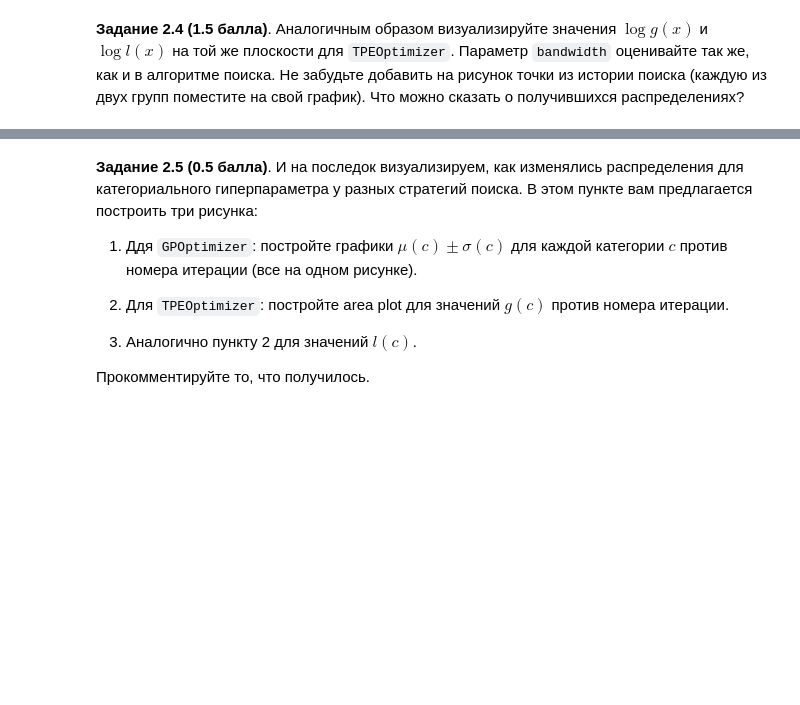
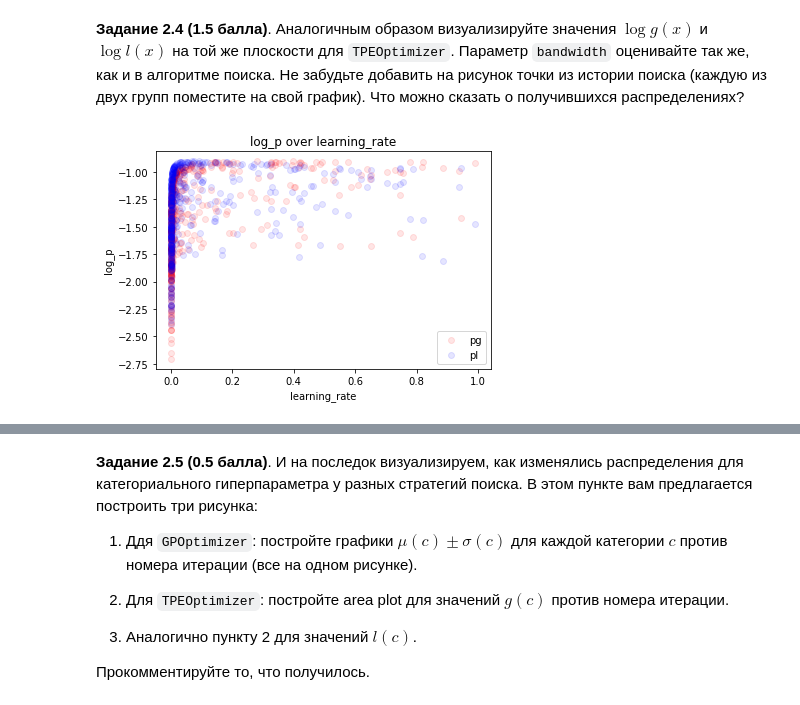
Before and after one commit to Panesher/Machine-Learning, a Jupyter notebook: ML/HW-14/homework-practice-14-Panesh.ipynb, the cells around one changed output, grey strips where cells are left out. Cells and saved outputs as stored; diff of their text form; code cells hidden in the pictures; blank space fills up the shorter version.

```diff
--- a/ML/HW-14/homework-practice-14-Panesh.ipynb
+++ b/ML/HW-14/homework-practice-14-Panesh.ipynb
@@ -391,4 +425,24 @@ Learning rate set to 0.085805
 # %% [markdown]
 **Задание 2.4 (1.5 балла)**. Аналогичным образом визуализируйте значения $\log g(x)$ и $\log l(x)$ на той же плоскости для `TPEOptimizer`. Параметр `bandwidth` оценивайте так же, как и в алгоритме поиска. Не забудьте добавить на рисунок точки из истории поиска (каждую из двух групп поместите на свой график). Что можно сказать о получившихся распределениях?
 # %%
-# Your code here (⊃｡•́‿•̀｡)⊃
+tpe = config_methods['TPE']['fitted']
+tpe.num_samples_per_run = 500
+sampled_params = tpe.sample_params()
+transormed_params, _ = tpe.transform_params(tpe.params_history)
+transormed_sample_params = tpe.transform_params(sampled_params)[0]
+bandwidth = np.median(O.NearestNeighbors(n_neighbors=2)
+    .fit(transormed_params)
+    .kneighbors(transormed_params)[0][:, 1])
+quantile = np.quantile(tpe.scores_history, tpe.gamma)
+
+log_pg = tpe.estimate_log_density(
+    transormed_params[tpe.scores_history >= quantile], transormed_sample_params, bandwidth)
+log_pl = tpe.estimate_log_density(
+    transormed_params[tpe.scores_history < quantile], transormed_sample_params, bandwidth)
+# %%
+plot_distribution(sampled_params, log_pg, 'learning_rate', 'log_p', 'r', .1, 'pg')
+plot_distribution(sampled_params, log_pl, 'learning_rate', 'log_p', 'b', .1, 'pl')
+plt.legend()
+plt.show()
+# %% [output]
+[figure, added]
```
Also changed, not shown: parts of 10 cells of this notebook.
